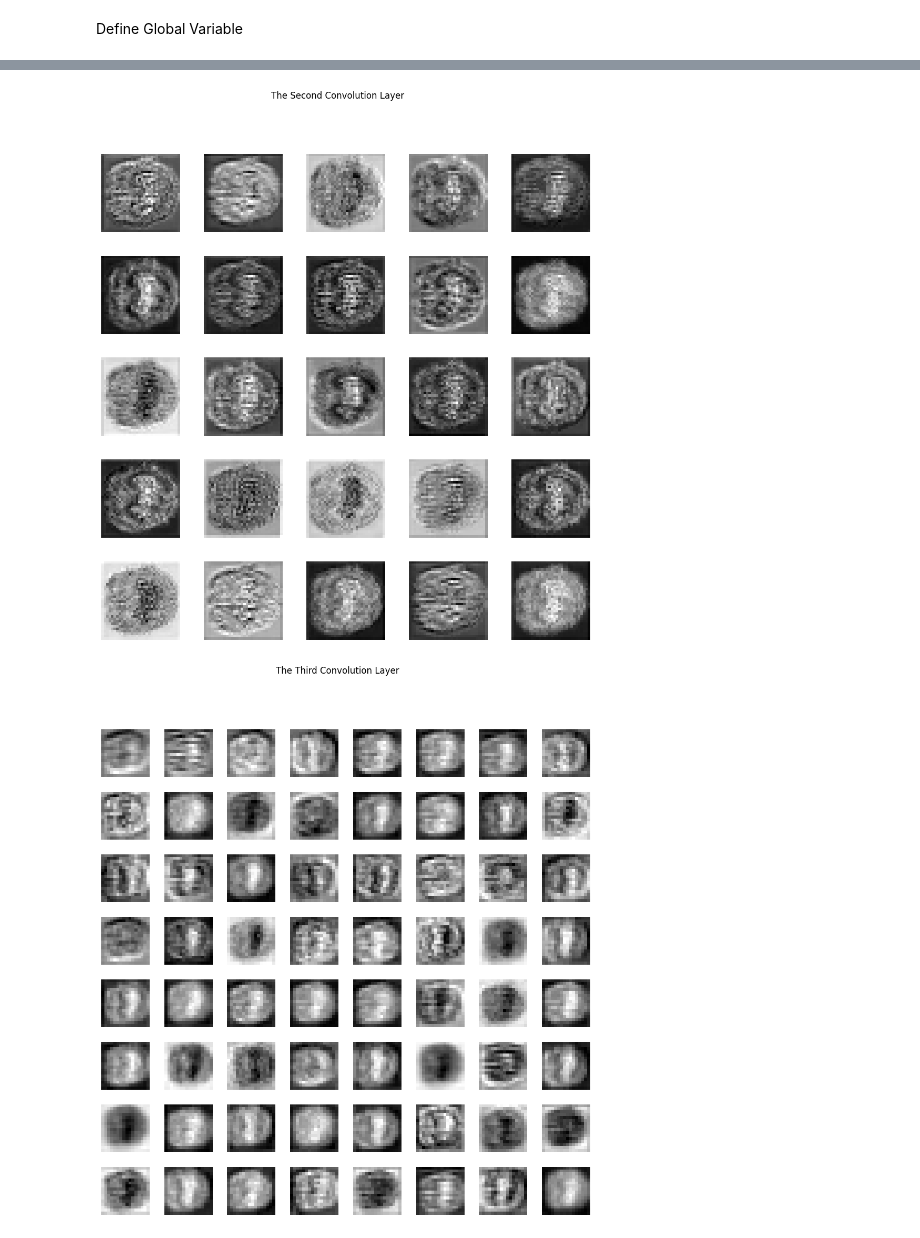
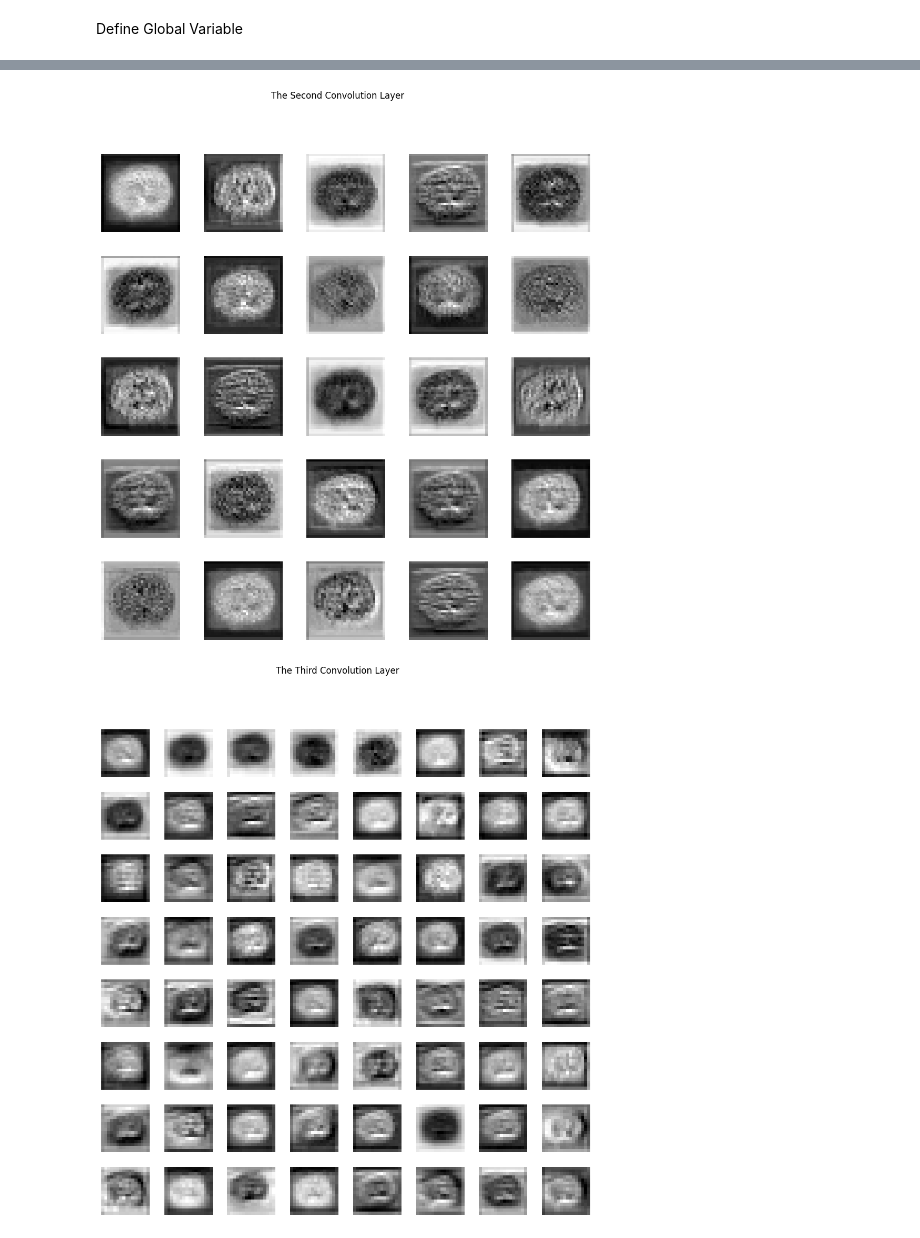
Before and after one commit to gellerjulia/DS4440_Brain_Tumor_Classification, a Jupyter notebook: adjusted_model.ipynb, the cells around one changed output, grey strips where cells are left out. Drawn from its saved outputs; the diff is of its cells as text; code cells hidden in the pictures.

```diff
--- a/adjusted_model.ipynb
+++ b/adjusted_model.ipynb
@@ -18,6 +36,9 @@ from utils import *
 # %% [markdown]
 Define Global Variable
 # %%
-paper_transform = torchvision.transforms.Compose([
+transform = transforms.Compose([
+    transforms.ToTensor(),
     torchvision.transforms.Grayscale(num_output_channels=1),
-    torchvision.transforms.ToTensor() ])
+    # Convert images to tensors
+    transforms.Normalize((0.,), (1.,))  # Normalize image tensors
+])
@@ -54,38 +49,38 @@ Train and Evaluate Adjusted Model
 # %%
 # create train, validition, and test sets
-adj_train_set = torchvision.datasets.ImageFolder(
+train_set = torchvision.datasets.ImageFolder(
     'imbalanced_data/tumor_healthy/train',
-    transform=adj_transform
+    transform=transform
 )
 
-adj_train_loader = torch.utils.data.DataLoader(
-    adj_train_set,
+train_loader = torch.utils.data.DataLoader(
+    train_set,
     batch_size=128,
     shuffle=True,
     num_workers=0,
     pin_memory=True,
 )
 
-adj_val_set = torchvision.datasets.ImageFolder(
+val_set = torchvision.datasets.ImageFolder(
     'imbalanced_data/tumor_healthy/validation',
-    transform=adj_transform
+    transform=transform
 )
 
-adj_val_loader = torch.utils.data.DataLoader(
-    adj_val_set,
+val_loader = torch.utils.data.DataLoader(
+    val_set,
     batch_size=128,
     shuffle=True,
     num_workers=0,
     pin_memory=True,
 )
 
-adj_test_set = torchvision.datasets.ImageFolder(
+test_set = torchvision.datasets.ImageFolder(
     'imbalanced_data/tumor_healthy/test',
-    transform=adj_transform
+    transform=transform
 )
 
-adj_test_loader = torch.utils.data.DataLoader(
-    adj_test_set,
+test_loader = torch.utils.data.DataLoader(
+    test_set,
     batch_size=128,
     shuffle=True,
     num_workers=0,
@@ -93,7 +88,7 @@ adj_test_loader = torch.utils.data.DataLoader(
 )
 # %%
 # number of classes in the dataset
-num_classes = len(adj_train_set.classes)
+num_classes = len(train_set.classes)
 
 # create adjusted model
 model = BrainTumorCNN(num_classes).to(device)
@@ -108,10 +103,10 @@ validation_accuracy = []
 
 for epoch in range(epochs):
     plot_grads = True if epoch  == 14 else False
-    train_loss, train_acc = train_model(model, adj_train_loader, loss_fn, optimizer, plot_grads)
+    train_loss, train_acc = train_model(model, train_loader, loss_fn, optimizer, plot_grads)
     training_losses.append(train_loss)
     training_accuracy.append(train_acc)
-    val_loss, val_acc, val_precision, val_recall = evaluate_model(model, adj_val_loader, loss_fn, device)
+    val_loss, val_acc, val_precision, val_recall = evaluate_model(model, val_loader, loss_fn, device)
     validation_losses.append(val_loss)
     validation_accuracy.append(val_acc)
     print(
@@ -154,4 +149,4 @@ plot_train_val_graphs(epochs, training_losses, training_accuracy, validation_los
 # %%
 # observere intermediate layer outputs
-visualize_con_layers_adjusted(model, device, adj_test_loader)
+visualize_con_layers_adjusted(model, device, test_loader)
 # %% [output]
@@ -159,2 +154,2 @@ visualize_con_layers_adjusted(model, device, adj_test_loader)
-[figure, old version]
+[figure, new version]
-[figure, old version]
+[figure, new version]
```
Also changed, not shown: parts of 16 cells of this notebook, 2 other files.
